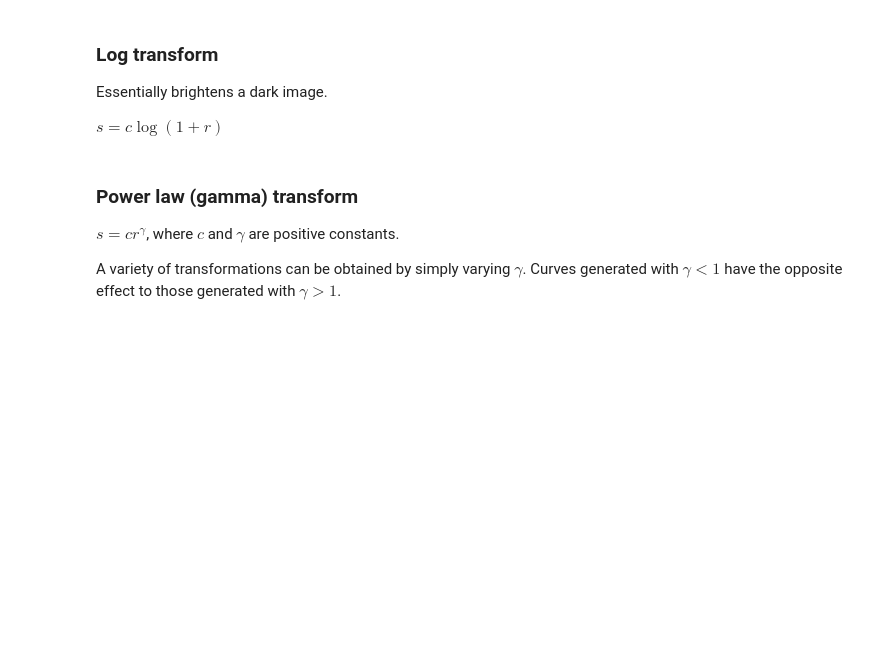
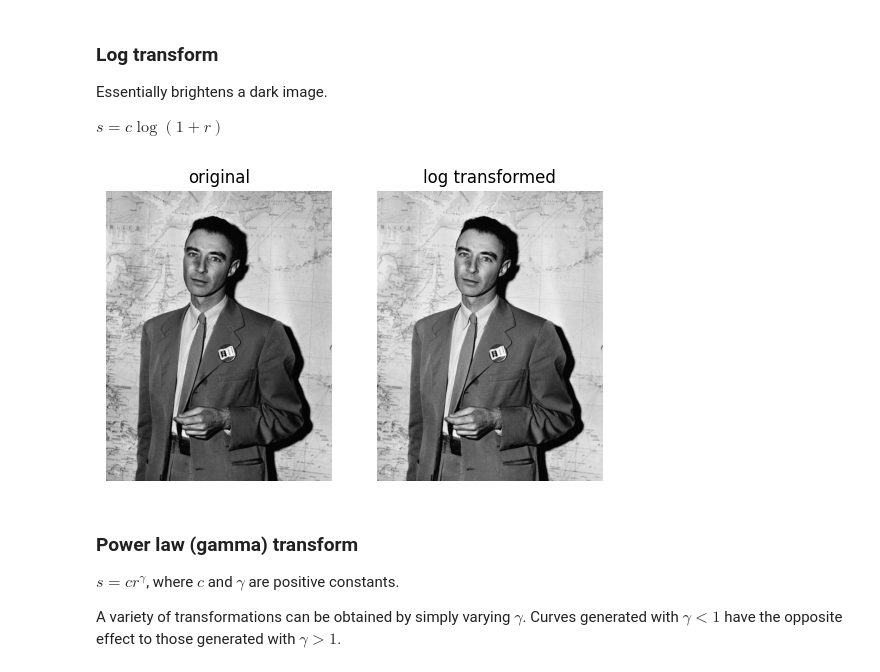
Before and after one commit to absurdusername/LabsSem5, a Jupyter notebook: CV/Lab02.ipynb, the cells around one changed output. Cells and saved outputs as stored; diff of their text form; code cells hidden in the pictures; blank space fills up the shorter version.

```diff
--- a/CV/Lab02.ipynb
+++ b/CV/Lab02.ipynb
@@ -24,8 +20,10 @@ $s = c \log(1 + r)$
 # %%
 c = 1.0
 log_transformed = c * np.log(1 + img / 255)
 log_transformed = (255 * log_transformed).astype(np.uint8) # convert to integer representation
-display("Log transformed", img, log_transformed)
+plot_images(img, "original", log_transformed, "log transformed")
+# %% [output]
+[figure, added]
 # %% [markdown]
 ### Power law (gamma) transform
 
```
Also changed, not shown: parts of 7 cells of this notebook, 1 other file.
